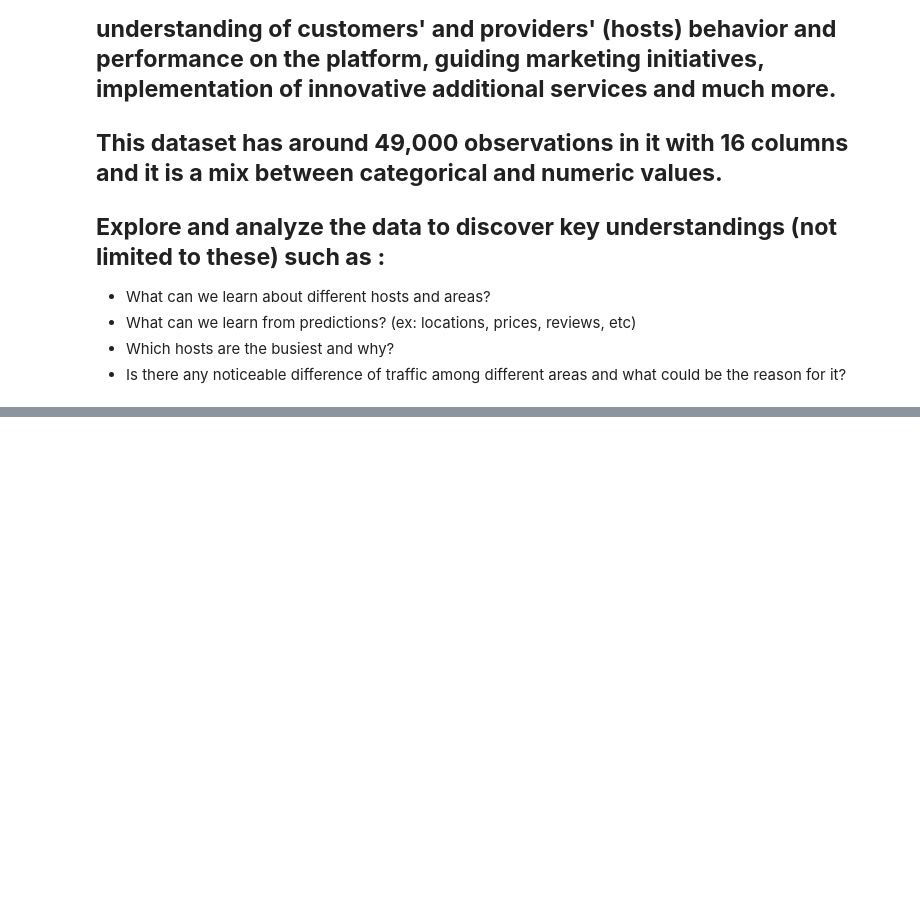
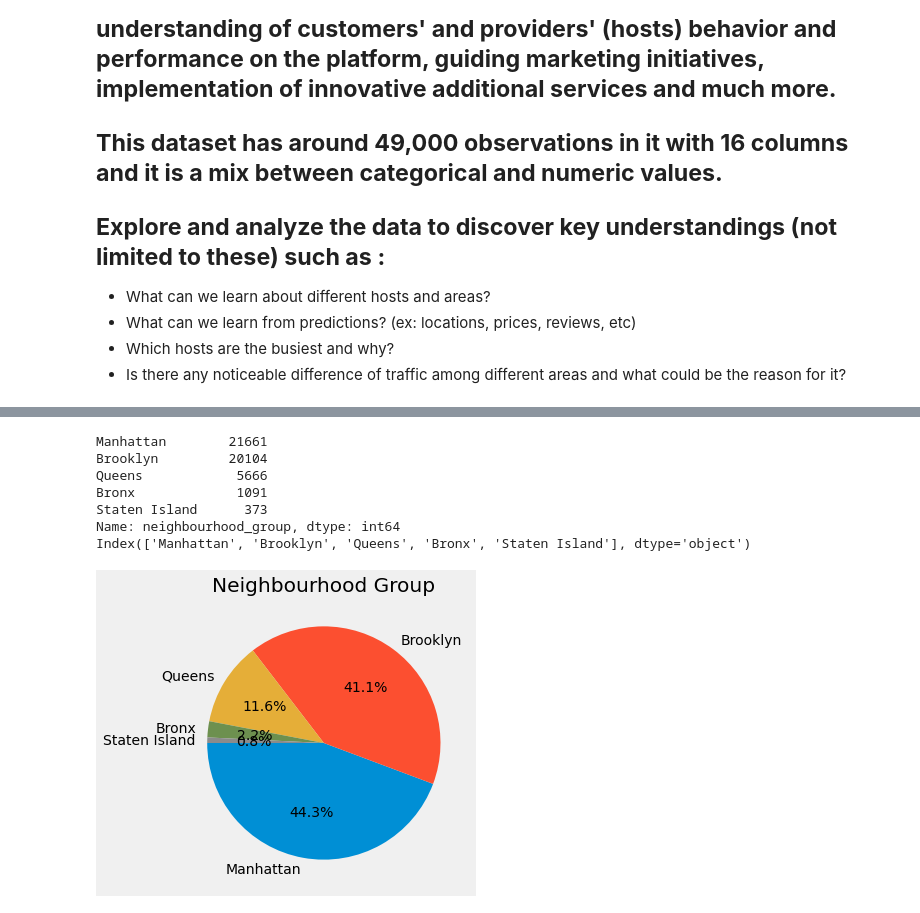
Before and after one commit to Deeksha-Data-Scientist/Airbnb-Bookings-Analysis, a Jupyter notebook: Airbnb_Bookings_Analysis_Capstone_Project.ipynb, the cells around one changed output, grey strips where cells are left out. Saved outputs shown, nothing was run; the diff lists cells and outputs as text; code cells hidden in the pictures; blank space fills up the shorter version.

```diff
--- a/Airbnb_Bookings_Analysis_Capstone_Project.ipynb
+++ b/Airbnb_Bookings_Analysis_Capstone_Project.ipynb
@@ -12,0 +85,19 @@
+# %%
+plt.style.use('fivethirtyeight')
+plt.figure(figsize=(10,5))
+plt.title("Neighbourhood Group")
+neighbourhood_group_count=df.neighbourhood_group.value_counts();
+print(neighbourhood_group_count)
+neighbourhood_group_label=df.neighbourhood_group.value_counts().index
+print(neighbourhood_group_label)
+pie_chart = plt.pie(neighbourhood_group_count, labels=neighbourhood_group_label,autopct='%1.1f%%', startangle=180)
+#plt.show()
+# %% [output]
+Manhattan        21661
+Brooklyn         20104
+Queens            5666
+Bronx             1091
+Staten Island      373
+Name: neighbourhood_group, dtype: int64
+Index(['Manhattan', 'Brooklyn', 'Queens', 'Bronx', 'Staten Island'], dtype='object')
+[figure, added]
```
Also changed, not shown: parts of 14 cells of this notebook.
